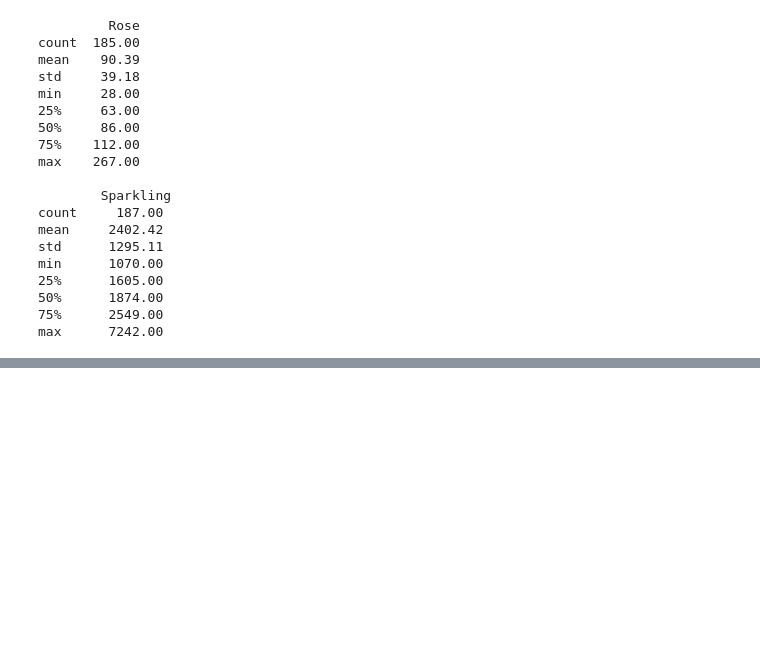
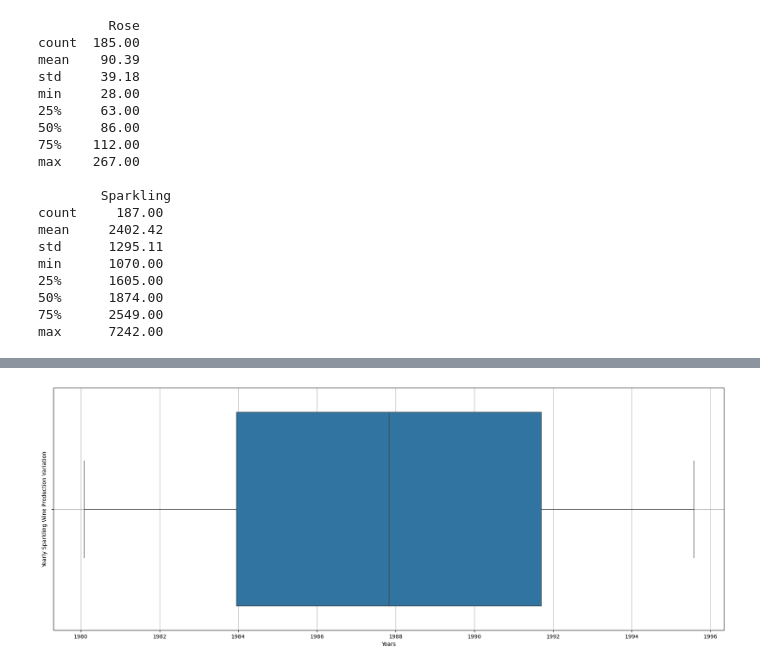
Before and after one commit to Aaryani2024/Time-Forecasting-GL-Project, a Jupyter notebook: Time Forecasting Project.ipynb, the cells around one changed output, grey strips where cells are left out. Saved outputs shown, nothing was run; the diff lists cells and outputs as text; code cells hidden in the pictures; blank space fills up the shorter version.

```diff
--- a/Time Forecasting Project.ipynb
+++ b/Time Forecasting Project.ipynb
@@ -197,0 +266,8 @@ TypeError: Data source must be a DataFrame or Mapping, not <class 'pandas.core.s
+# %%
+fig, ax = plt.subplots(figsize=(22,8))
+sns.boxplot(x='Time_Stamp', data=df_spark, ax=ax,whis=3)
+plt.grid();
+plt.xlabel('Years');
+plt.ylabel('Yearly Sparkling Wine Production Variation');
+# %% [output]
+[figure, added]
```
Also changed, not shown: parts of 23 cells of this notebook.
